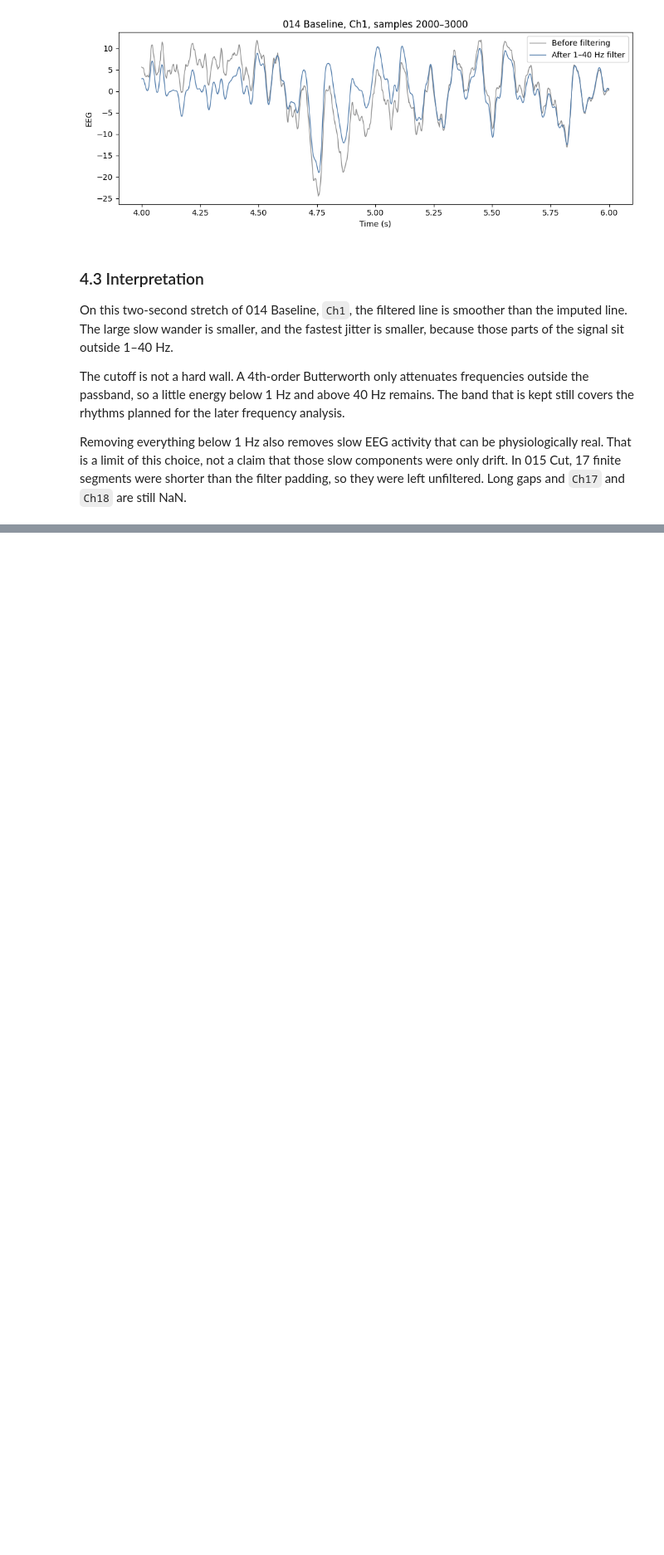
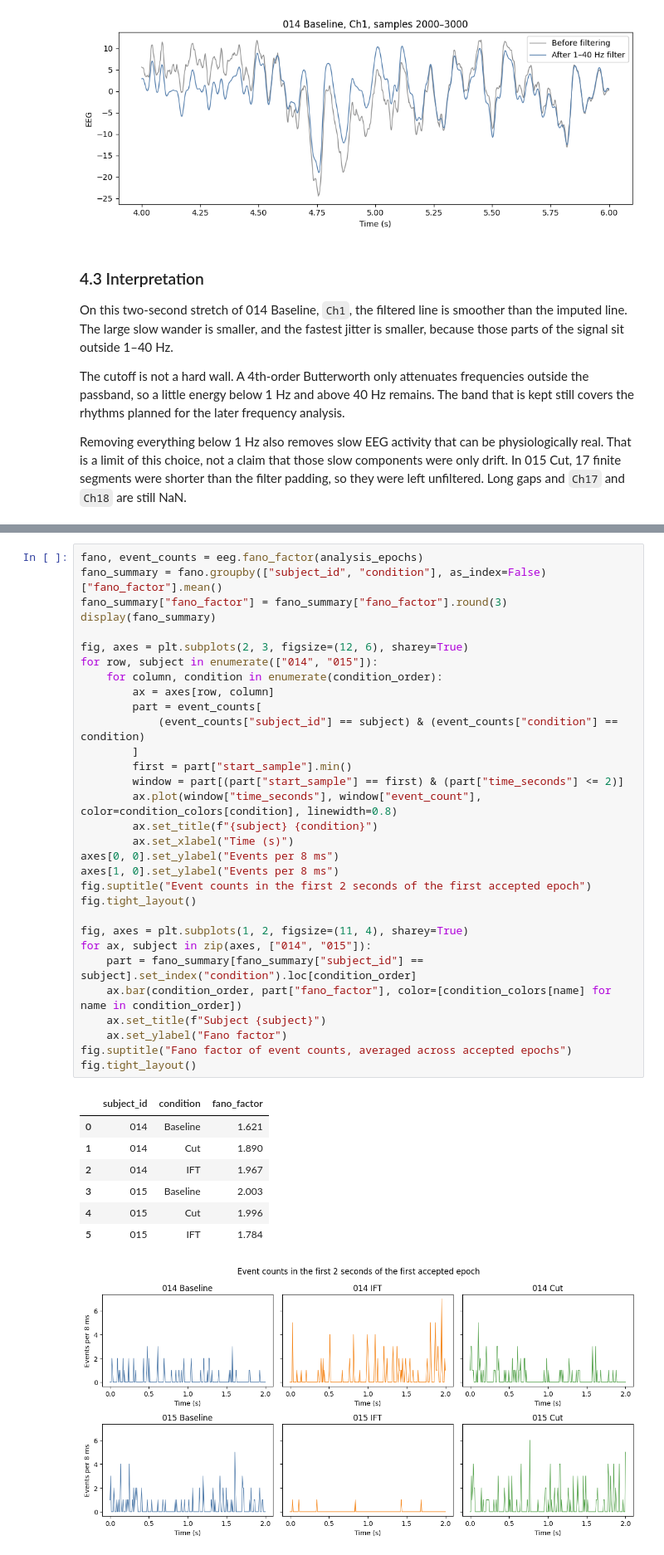
Before and after one commit to YossiAkerman/eeg_anesthesia, a Jupyter notebook: EEG_Research.ipynb, the cells around one changed output, grey strips where cells are left out. Shown at 83% size. Saved outputs shown, nothing was run; the diff lists cells and outputs as text; blank space fills up the shorter version.

```diff
--- a/EEG_Research.ipynb
+++ b/EEG_Research.ipynb
@@ -265,0 +513,40 @@ Removing everything below 1 Hz also removes slow EEG activity that can be physio
+# %%
+fano, event_counts = eeg.fano_factor(analysis_epochs)
+fano_summary = fano.groupby(["subject_id", "condition"], as_index=False)["fano_factor"].mean()
+fano_summary["fano_factor"] = fano_summary["fano_factor"].round(3)
+display(fano_summary)
+
+fig, axes = plt.subplots(2, 3, figsize=(12, 6), sharey=True)
+for row, subject in enumerate(["014", "015"]):
+    for column, condition in enumerate(condition_order):
+        ax = axes[row, column]
+        part = event_counts[
+            (event_counts["subject_id"] == subject) & (event_counts["condition"] == condition)
+        ]
+        first = part["start_sample"].min()
+        window = part[(part["start_sample"] == first) & (part["time_seconds"] <= 2)]
+        ax.plot(window["time_seconds"], window["event_count"], color=condition_colors[condition], linewidth=0.8)
+        ax.set_title(f"{subject} {condition}")
+        ax.set_xlabel("Time (s)")
+axes[0, 0].set_ylabel("Events per 8 ms")
+axes[1, 0].set_ylabel("Events per 8 ms")
+fig.suptitle("Event counts in the first 2 seconds of the first accepted epoch")
+fig.tight_layout()
+
+fig, axes = plt.subplots(1, 2, figsize=(11, 4), sharey=True)
+for ax, subject in zip(axes, ["014", "015"]):
+    part = fano_summary[fano_summary["subject_id"] == subject].set_index("condition").loc[condition_order]
+    ax.bar(condition_order, part["fano_factor"], color=[condition_colors[name] for name in condition_order])
+    ax.set_title(f"Subject {subject}")
+    ax.set_ylabel("Fano factor")
+fig.suptitle("Fano factor of event counts, averaged across accepted epochs")
+fig.tight_layout()
+# %% [output]
+|  | subject_id | condition | fano_factor |
+| 0 | 014 | Baseline | 1.621 |
+| 1 | 014 | Cut | 1.890 |
+| 2 | 014 | IFT | 1.967 |
+| 3 | 015 | Baseline | 2.003 |
+| 4 | 015 | Cut | 1.996 |
+| 5 | 015 | IFT | 1.784 |
+[figure, added]
```
Also changed, not shown: parts of 20 cells of this notebook, 1 other file.
